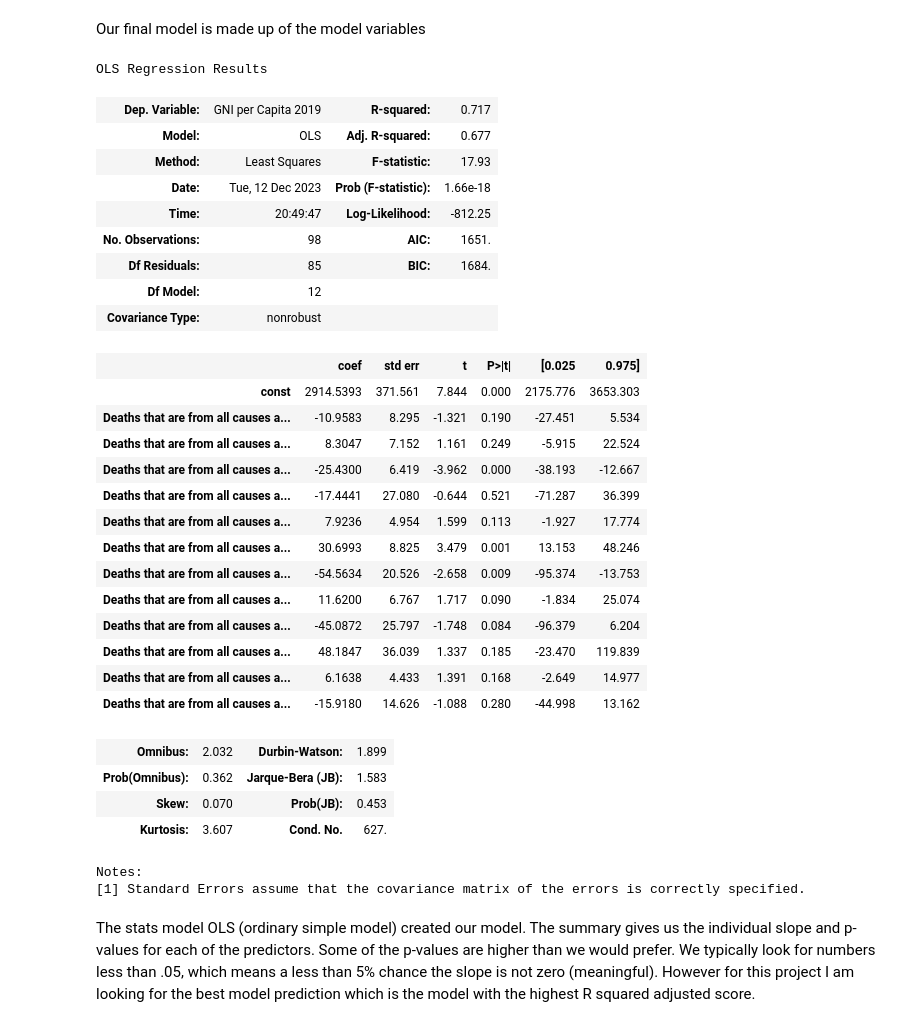
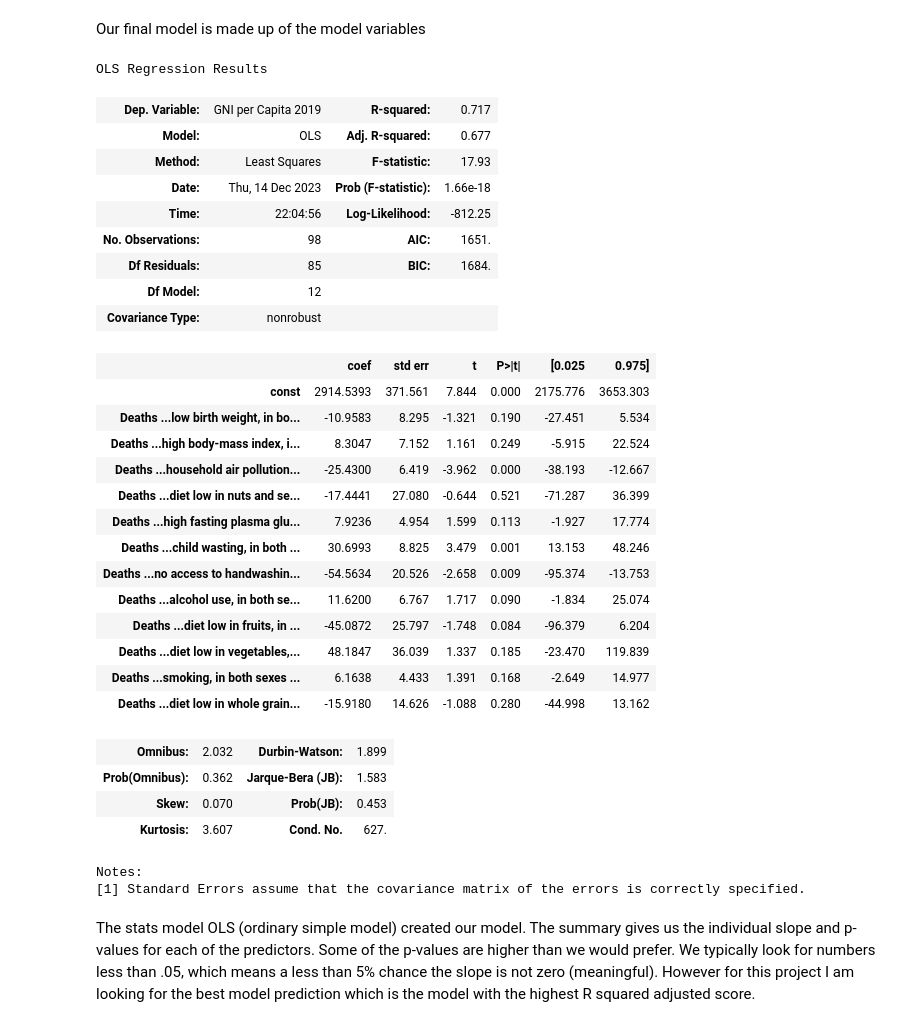
Before and after one commit to jeg-msba/GNI-Linear-Regression-Model, a Jupyter notebook: GNI-vs-deathrate.ipynb, the cells around one changed output. Drawn from its saved outputs; the diff is of its cells as text; code cells hidden in the pictures.

```diff
--- a/GNI-vs-deathrate.ipynb
+++ b/GNI-vs-deathrate.ipynb
@@ -250,8 +250,7 @@ We don't want the developed countries to skew the data. We would like to make it
 # %%
 " Filter by GNI "
-median_gni = df_gni_2019['GNI per Capita 2019'].apply('median')
-median_gni
-df_gni_risk_pop_2019_lower = df_gni_risk_pop_2019[df_gni_risk_pop_2019['GNI per Capita 2019'] <= median_gni]
+pivot_gni = df_gni_2019['GNI per Capita 2019'].apply('median')
+df_gni_risk_pop_2019_lower = df_gni_risk_pop_2019[df_gni_risk_pop_2019['GNI per Capita 2019'] <= pivot_gni]
 df_gni_risk_pop_2019_lower
 # %% [output]
 |  | Country Name | Country Code | GNI per Capita 2019 | Deaths that are from all causes a... | Deaths that are from all causes a... | ... |
@@ -275,5 +274,6 @@ Convert the risk factors to deaths per 100,000
 
 deathrateper100K = df_gni_risk_pop_2019_lower.iloc[:,2:31]
 deathrateper100K.iloc[:,1:29] = deathrateper100K.iloc[:,1:29].div(df_gni_risk_pop_2019_lower.loc[:,'Population 2019'],axis=0)*100000
+deathrateper100K.columns = deathrateper100K.columns.str.replace('Deaths that are from all causes attributed to ',"Deaths ...")
 deathrateper100K
 # %% [output]
@@ -296,15 +296,13 @@ Created a data frame with just the dependent variable (GNI) and the dependent va
 In order to create a first order linear model I am going to do do a  stepwise linear regression. This means I will create a simple linear model for each variable individually. I will take the model whose variable has  the smallest t-test p-value and put that in my model. I will then create two variable models using my first selected variable and add each of the remaining variables. I then pick the second variable from my model with the lowest p-value. This will continue until the R-squared adjusted value stops increasing or I run out of variables.
 # %%
 modelstats = []
-y=deathrateper100K['GNI per Capita 2019']
+yhat = deathrateper100K['GNI per Capita 2019']
 xvars = deathrateper100K.iloc[:,1:30]
 midx = 1
 modelVars = pd.DataFrame()
 max_rsq_adj = 0
 best_model = pd.DataFrame()
 best_model[['risk']] = ""
-best_model[['B0']] = ""
-best_model[['B1']] = ""
 best_model[['RsqAdj']] = ""
 # %%
 for i in range(28):
@@ -317,7 +315,7 @@ for i in range(28):
         xs = sm.add_constant(xs)
 
         # Build the model
-        model = sm.OLS(y, xs).fit()
+        model = sm.OLS(yhat, xs).fit()
 
         data = {'risk' : column, 'B0' : model.pvalues[0], 'B1' : model.pvalues[midx],  'RsqAdj' : model.rsquared_adj}
 
@@ -332,7 +330,7 @@ for i in range(28):
         modelVars = pd.concat([modelVars,xvars.iloc[:,idx]],axis=1)
         xvars=xvars.drop(xvars.columns[idx],axis=1)
         max_rsq_adj = rsq
-        best_model.loc[len(best_model.index)] = df_modelstats.iloc[idx]
+        best_model.loc[len(best_model.index)] = df_modelstats.iloc[idx,[0,3]]
     else :
         break
 
@@ -379,37 +377,37 @@ Our final model is made up of the model variables
 # %%
 xs = modelVars
 
 # Add a constant to the dependent variables first
 xs = sm.add_constant(xs)
 
 # Build the model
-model = sm.OLS(y, xs).fit()
+model = sm.OLS(yhat, xs).fit()
 model.summary()
 # %% [output]
 OLS Regression Results
 | Dep. Variable: | GNI per Capita 2019 | R-squared: | 0.717 |
 | Model: | OLS | Adj. R-squared: | 0.677 |
 | Method: | Least Squares | F-statistic: | 17.93 |
-| Date: | Tue, 12 Dec 2023 | Prob (F-statistic): | 1.66e-18 |
-| Time: | 20:49:47 | Log-Likelihood: | -812.25 |
+| Date: | Thu, 14 Dec 2023 | Prob (F-statistic): | 1.66e-18 |
+| Time: | 22:04:56 | Log-Likelihood: | -812.25 |
 | No. Observations: | 98 | AIC: | 1651. |
 | Df Residuals: | 85 | BIC: | 1684. |
 | Df Model: | 12 |  |  |
 | Covariance Type: | nonrobust |  |  |
 |  | coef | std err | t | P>|t| | [0.025 | 0.975] |
 | const | 2914.5393 | 371.561 | 7.844 | 0.000 | 2175.776 | 3653.303 |
-| Deaths that are from all causes a... | -10.9583 | 8.295 | -1.321 | 0.190 | -27.451 | 5.534 |
-| Deaths that are from all causes a... | 8.3047 | 7.152 | 1.161 | 0.249 | -5.915 | 22.524 |
-| Deaths that are from all causes a... | -25.4300 | 6.419 | -3.962 | 0.000 | -38.193 | -12.667 |
-| Deaths that are from all causes a... | -17.4441 | 27.080 | -0.644 | 0.521 | -71.287 | 36.399 |
-| Deaths that are from all causes a... | 7.9236 | 4.954 | 1.599 | 0.113 | -1.927 | 17.774 |
-| Deaths that are from all causes a... | 30.6993 | 8.825 | 3.479 | 0.001 | 13.153 | 48.246 |
-| Deaths that are from all causes a... | -54.5634 | 20.526 | -2.658 | 0.009 | -95.374 | -13.753 |
-| Deaths that are from all causes a... | 11.6200 | 6.767 | 1.717 | 0.090 | -1.834 | 25.074 |
-| Deaths that are from all causes a... | -45.0872 | 25.797 | -1.748 | 0.084 | -96.379 | 6.204 |
-| Deaths that are from all causes a... | 48.1847 | 36.039 | 1.337 | 0.185 | -23.470 | 119.839 |
-| Deaths that are from all causes a... | 6.1638 | 4.433 | 1.391 | 0.168 | -2.649 | 14.977 |
-| Deaths that are from all causes a... | -15.9180 | 14.626 | -1.088 | 0.280 | -44.998 | 13.162 |
+| Deaths ...low birth weight, in bo... | -10.9583 | 8.295 | -1.321 | 0.190 | -27.451 | 5.534 |
+| Deaths ...high body-mass index, i... | 8.3047 | 7.152 | 1.161 | 0.249 | -5.915 | 22.524 |
+| Deaths ...household air pollution... | -25.4300 | 6.419 | -3.962 | 0.000 | -38.193 | -12.667 |
+| Deaths ...diet low in nuts and se... | -17.4441 | 27.080 | -0.644 | 0.521 | -71.287 | 36.399 |
+| Deaths ...high fasting plasma glu... | 7.9236 | 4.954 | 1.599 | 0.113 | -1.927 | 17.774 |
+| Deaths ...child wasting, in both ... | 30.6993 | 8.825 | 3.479 | 0.001 | 13.153 | 48.246 |
+| Deaths ...no access to handwashin... | -54.5634 | 20.526 | -2.658 | 0.009 | -95.374 | -13.753 |
+| Deaths ...alcohol use, in both se... | 11.6200 | 6.767 | 1.717 | 0.090 | -1.834 | 25.074 |
+| Deaths ...diet low in fruits, in ... | -45.0872 | 25.797 | -1.748 | 0.084 | -96.379 | 6.204 |
+| Deaths ...diet low in vegetables,... | 48.1847 | 36.039 | 1.337 | 0.185 | -23.470 | 119.839 |
+| Deaths ...smoking, in both sexes ... | 6.1638 | 4.433 | 1.391 | 0.168 | -2.649 | 14.977 |
+| Deaths ...diet low in whole grain... | -15.9180 | 14.626 | -1.088 | 0.280 | -44.998 | 13.162 |
 | Omnibus: | 2.032 | Durbin-Watson: | 1.899 |
 | Prob(Omnibus): | 0.362 | Jarque-Bera (JB): | 1.583 |
 | Skew: | 0.070 | Prob(JB): | 0.453 |
```
Also changed, not shown: parts of 27 cells of this notebook, 4 other files.
